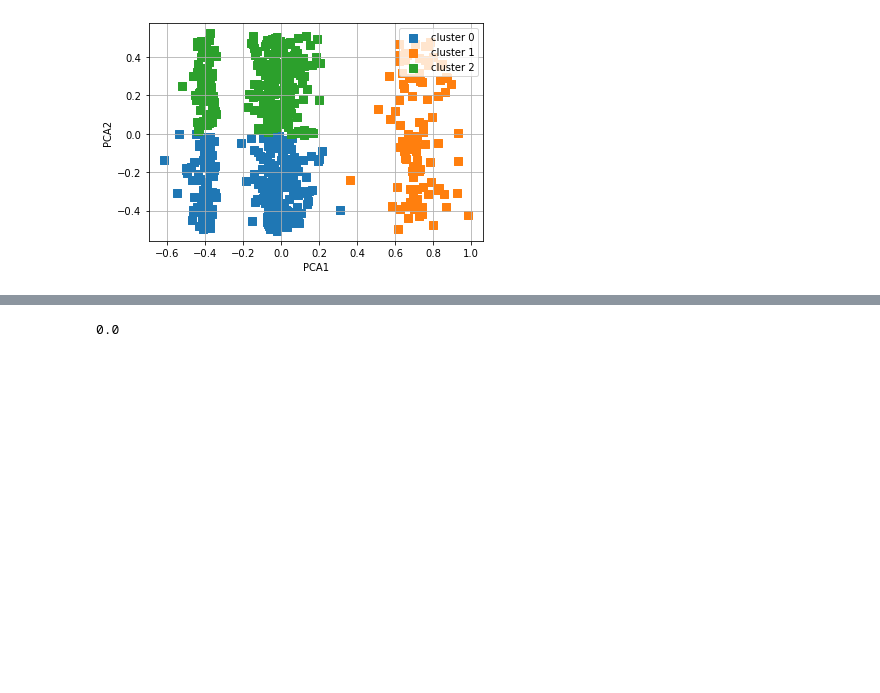
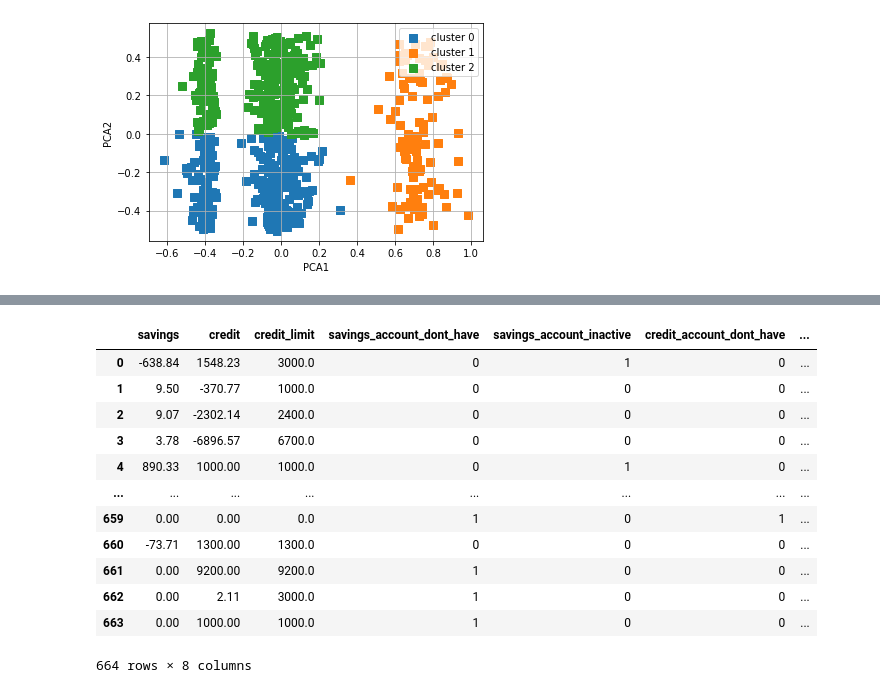
Before and after one commit to emre-bolcakan/miniproject-III, a Jupyter notebook: mini-project-III.ipynb, the cells around one changed output, grey strips where cells are left out. Saved outputs shown, nothing was run; the diff lists cells and outputs as text; code cells hidden in the pictures; blank space fills up the shorter version.

```diff
--- a/mini-project-III.ipynb
+++ b/mini-project-III.ipynb
@@ -1088,6 +1103,18 @@ plot_clusters(pca, y_res, 'PCA1', 'PCA2', plt_cluster_centers = False)
 # %%
 data['cluster'] = y_res
-# %%
-data[data['cluster']==3]['credit'].sum()
-# %% [output]
-0.0
+# %%
+data
+# %% [output]
+|  | savings | credit | credit_limit | savings_account_dont_have | savings_account_inactive | credit_account_dont_have | ... |
+| 0 | -638.84 | 1548.23 | 3000.0 | 0 | 1 | 0 | ... |
+| 1 | 9.50 | -370.77 | 1000.0 | 0 | 0 | 0 | ... |
+| 2 | 9.07 | -2302.14 | 2400.0 | 0 | 0 | 0 | ... |
+| 3 | 3.78 | -6896.57 | 6700.0 | 0 | 0 | 0 | ... |
+| 4 | 890.33 | 1000.00 | 1000.0 | 0 | 1 | 0 | ... |
+| ... | ... | ... | ... | ... | ... | ... | ... |
+| 659 | 0.00 | 0.00 | 0.0 | 1 | 0 | 1 | ... |
+| 660 | -73.71 | 1300.00 | 1300.0 | 0 | 0 | 0 | ... |
+| 661 | 0.00 | 9200.00 | 9200.0 | 1 | 0 | 0 | ... |
+| 662 | 0.00 | 2.11 | 3000.0 | 1 | 0 | 0 | ... |
+| 663 | 0.00 | 1000.00 | 1000.0 | 1 | 0 | 0 | ... |
+664 rows × 8 columns
```
Also changed, not shown: parts of 11 cells of this notebook.
